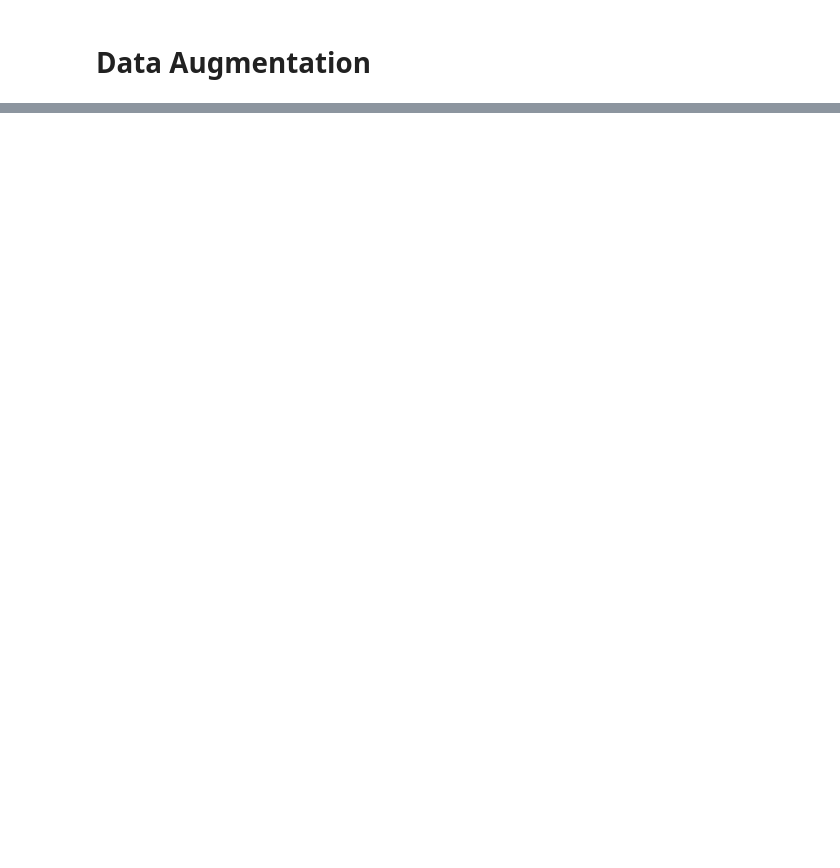
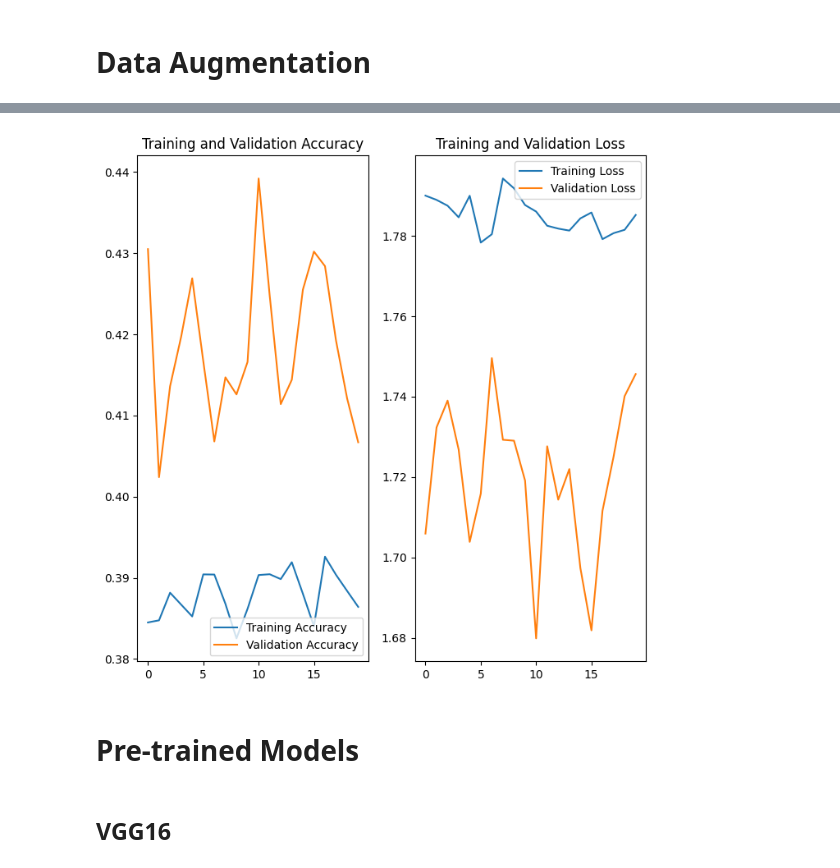
Before and after one commit to kuomat/image_playground, a Jupyter notebook: classification.ipynb, the cells around one changed output, grey strips where cells are left out. Saved outputs shown, nothing was run; the diff lists cells and outputs as text; code cells hidden in the pictures; blank space fills up the shorter version.

```diff
--- a/classification.ipynb
+++ b/classification.ipynb
@@ -264,23 +231,18 @@ train_ds = train_ds.map(lambda x, y: (data_augmentation(x), y))
 model_cnn_aug = Sequential([
     layers.Conv2D(32, (3,3), activation='relu', input_shape=(IMG_HEIGHT, IMG_WIDTH, 3)),
     layers.MaxPool2D((2,2)),
-    layers.Dropout(0.25),
     layers.Conv2D(64, (3,3), activation='relu'),
     layers.MaxPool2D((2,2)),
-    layers.Dropout(0.25),
-    layers.Conv2D(128, (3,3), activation='relu'),
-    layers.GlobalMaxPooling2D(),
-    layers.Dropout(0.25),
+    layers.Conv2D(64, (3,3), activation='relu'),
 
     layers.Flatten(),
-    layers.Dense(1024, activation='relu'),
-    layers.Dropout(0.2),
     layers.Dense(512, activation='relu'),
     layers.Dropout(0.2),
     layers.Dense(10, activation='softmax')
 ])
 # %%
-model_cnn_aug.compile(optimizer='adam',
+opt = Adam(learning_rate=1e-7)
+model_cnn_aug.compile(optimizer=opt,
                       loss=tf.keras.losses.CategoricalCrossentropy(),
                       metrics=['accuracy'])
 # %%
@@ -304,8 +266,2 @@ Trainable params: 755,274
 Non-trainable params: 0
 _________________________________________________________________
-# %%
-EPOCHS = 20
-history_cnn_aug = model_cnn_aug.fit(train_ds,
-                                validation_data=val_ds,
-                                epochs=EPOCHS,
-                                callbacks=[tf.keras.callbacks.EarlyStopping(patience=1)])
@@ -348,0 +268,5 @@ plt.show()
+# %%
+history_cnn_aug = model_cnn_aug.fit(train_images,
+                                    train_labels,
+                                    epochs=EPOCHS,
+                                    validation_data=(test_images, test_labels))
@@ -348,0 +291,11 @@ plt.show()
+# %%
+acc_loss_graph(history_cnn_aug.history['accuracy'],
+               history_cnn_aug.history['loss'],
+               history_cnn_aug.history['val_accuracy'],
+               history_cnn_aug.history['val_loss'])
+# %% [output]
+[figure, added]
+# %% [markdown]
+# Pre-trained Models
+# %% [markdown]
+## VGG16
```
Also changed, not shown: parts of 55 cells of this notebook.
